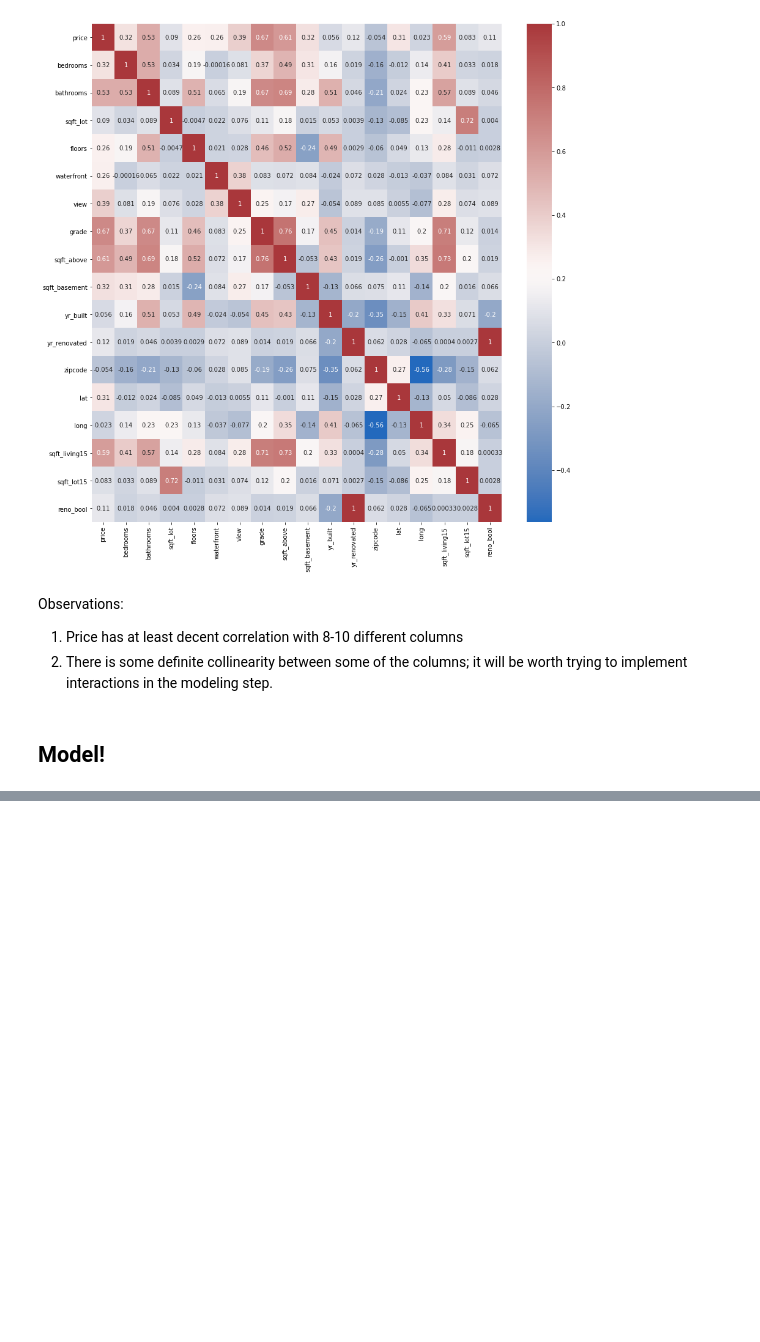
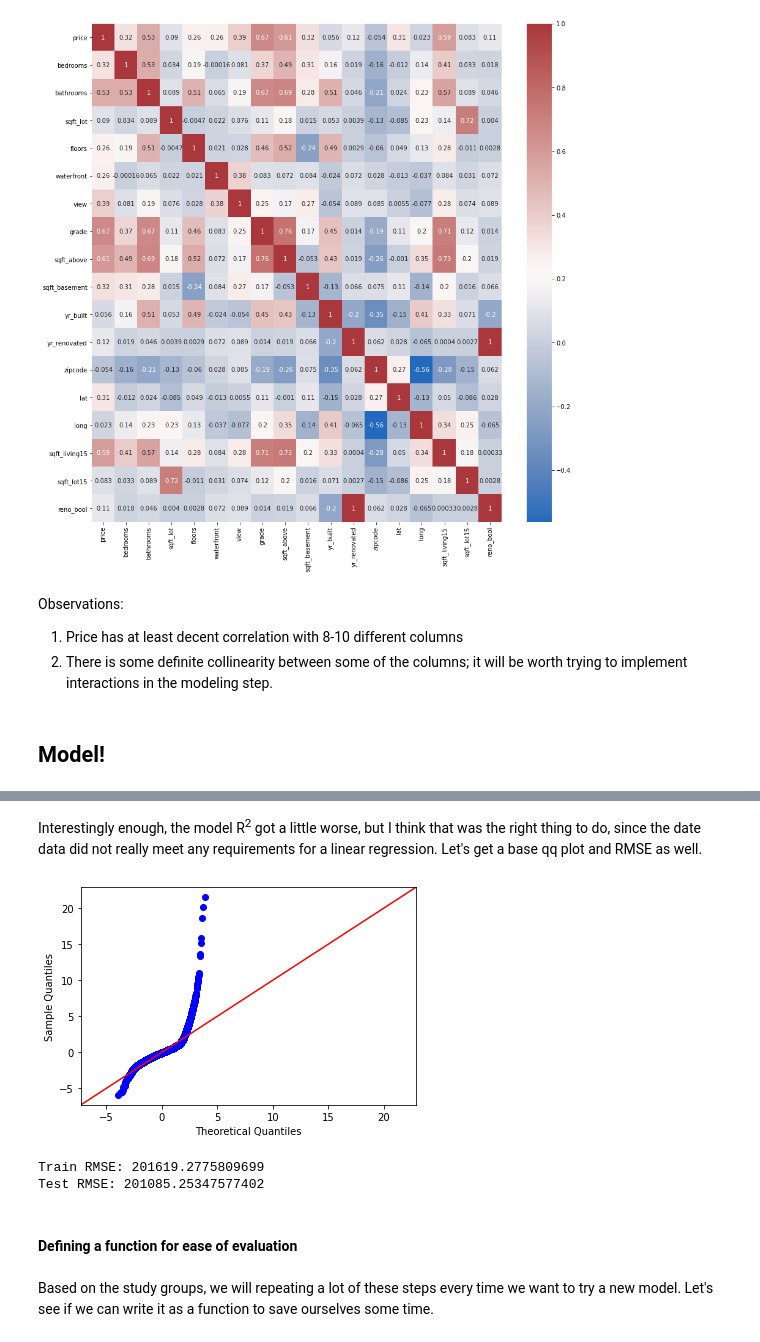
Before and after one commit to mattlegro/dsc-phase-2-project, a Jupyter notebook: housepriceanalysis.ipynb, the cells around one changed output, grey strips where cells are left out. Cells and saved outputs as stored; diff of their text form; code cells hidden in the pictures; blank space fills up the shorter version.

```diff
--- a/housepriceanalysis.ipynb
+++ b/housepriceanalysis.ipynb
@@ -643,0 +653,5 @@ Observations:
+# %%
+outcome = 'price'
+predictors = df4.drop('price', axis = 1)
+predictor_variables = "+".join(predictors.columns)
+formula = outcome + '~' + predictor_variables
@@ -643,0 +715,5 @@ Observations:
+# %%
+predictors = predictors.drop(columns = 'date')
+# %%
+predictor_variables = "+".join(predictors.columns)
+formula = outcome + '~' + predictor_variables
@@ -643,0 +722,3 @@ Observations:
+# %%
+baseline_model = ols(formula = formula, data = df4).fit()
+baseline_model.summary()
@@ -643,0 +760,22 @@ Observations:
+# %% [markdown]
+Interestingly enough, the model R<sup>2</sup> got a little worse, but I think that was the right thing to do, since the date data did not really meet any requirements for a linear regression. Let's get a base qq plot and RMSE as well.
+# %%
+fig = sm.graphics.qqplot(baseline_model.resid, dist=stats.norm, line='45', fit=True)
+# %% [output]
+[figure, added]
+# %%
+X_train, X_test, y_train, y_test = train_test_split(predictors, df4['price'], test_size = 0.25)
+baseline_linreg = LinearRegression()
+baseline_linreg.fit(X_train, y_train)
+y_pred = baseline_linreg.predict(X_test)
+mse_train = mean_squared_error(y_train, baseline_linreg.predict(X_train))
+mse_test = mean_squared_error(y_test, y_pred)
+print("Train RMSE:", np.sqrt(mse_train))
+print("Test RMSE:", np.sqrt(mse_test))
+# %% [output]
+Train RMSE: 201619.2775809699
+Test RMSE: 201085.25347577402
+# %% [markdown]
+#### Defining a function for ease of evaluation
+# %% [markdown]
+Based on the study groups, we will repeating a lot of these steps every time we want to try a new model. Let's see if we can write it as a function to save ourselves some time.
```
Also changed, not shown: parts of 25 cells of this notebook.
